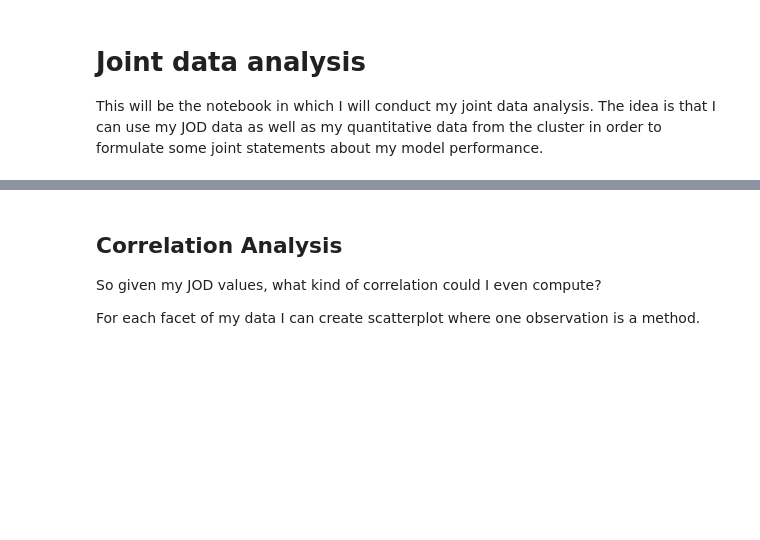
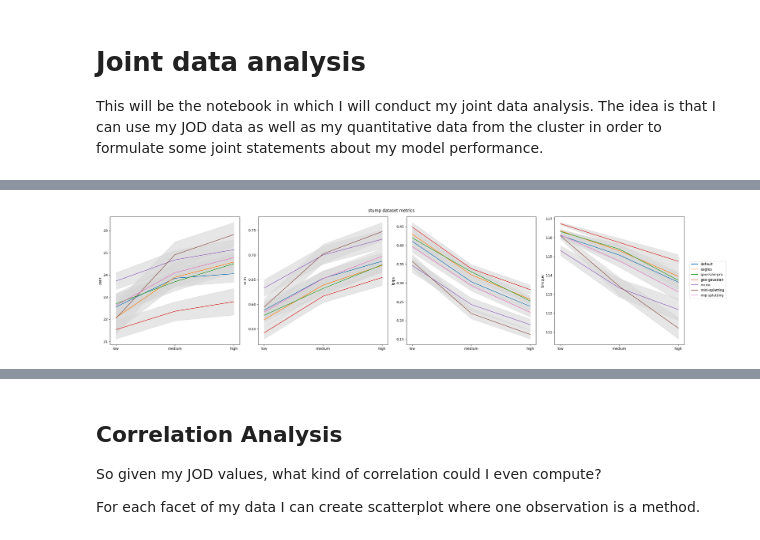
Before and after one commit to PaulErpen/final-data-analysis, a Jupyter notebook: joint-data-analysis.ipynb, the cells around one changed output, grey strips where cells are left out. Drawn from its saved outputs; the diff is of its cells as text; code cells hidden in the pictures; blank space fills up the shorter version.

```diff
--- a/joint-data-analysis.ipynb
+++ b/joint-data-analysis.ipynb
@@ -10,0 +98,4 @@ df_metrics = pd.read_excel("data/singleMetricResultClean.xlsx")
+# %%
+contrast_ranking_by_size("stump")
+# %% [output]
+[figure, added]
```
Also changed, not shown: parts of 6 cells of this notebook.
